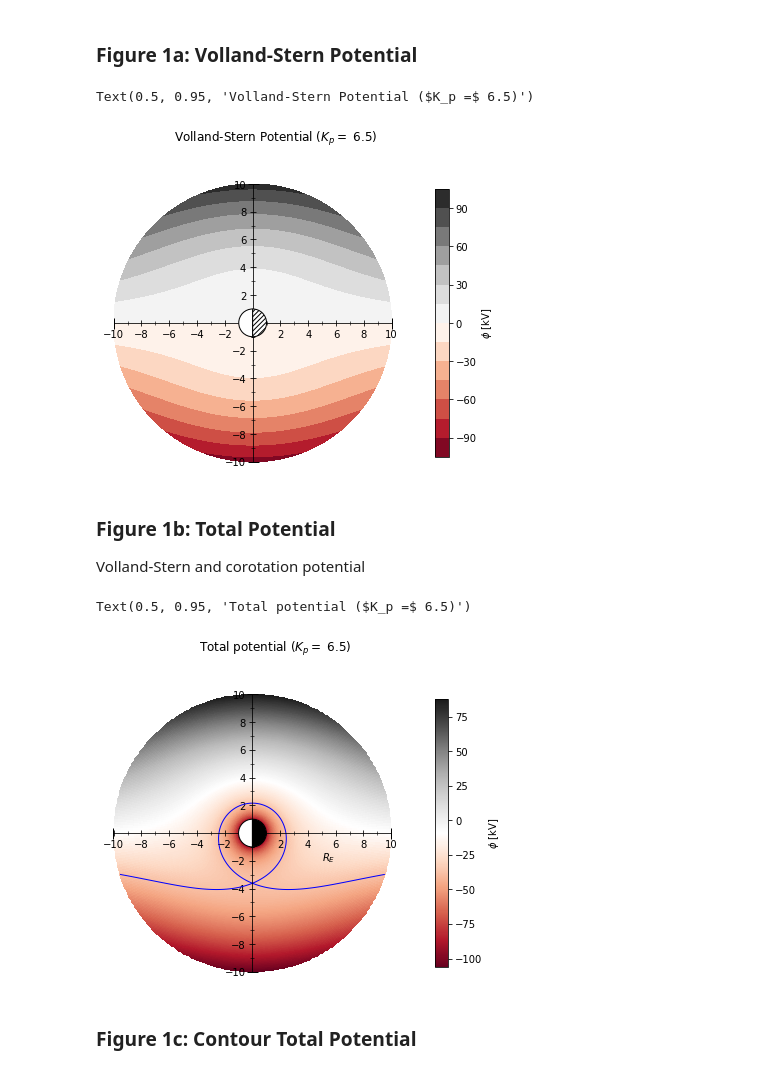
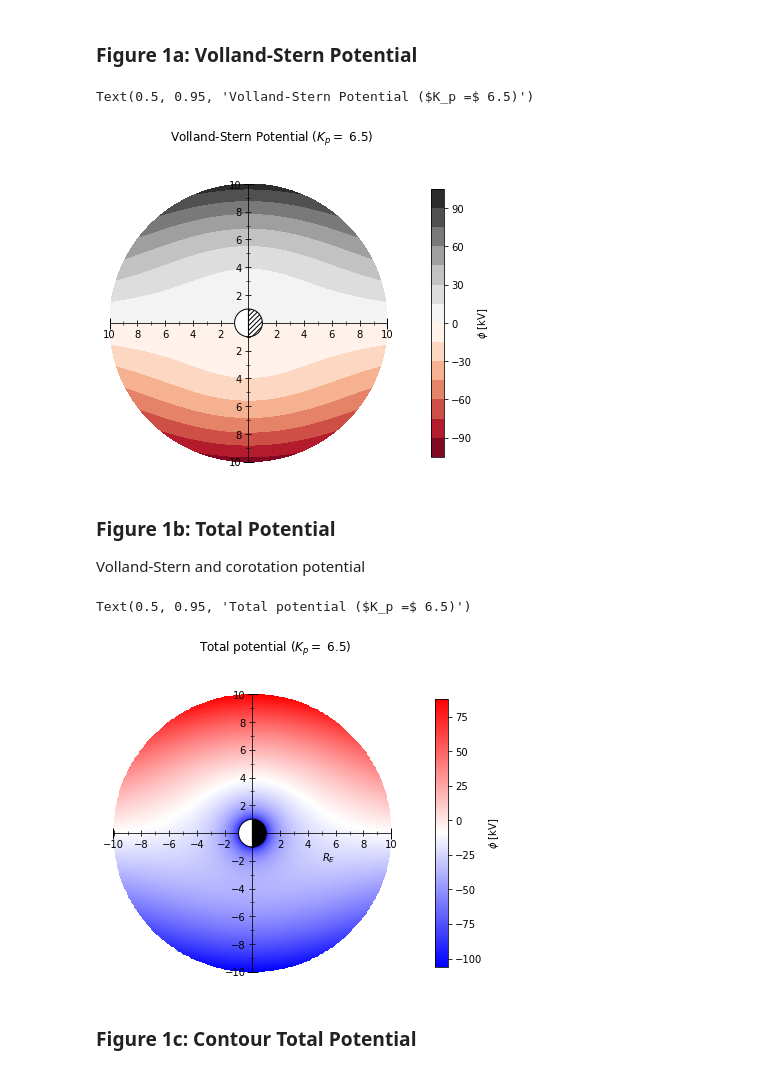
Before and after one commit to argallmr/imef, a Jupyter notebook: particle-tracing/electric-field/Volland-Stern.ipynb, the cells around one changed output. Drawn from its saved outputs; the diff is of its cells as text; code cells hidden in the pictures.

Commit message:
plot stylization updates

```diff
--- a/particle-tracing/electric-field/Volland-Stern.ipynb
+++ b/particle-tracing/electric-field/Volland-Stern.ipynb
@@ -278,10 +278,11 @@ ax1.set_aspect('equal')
 # set center axis
 center_axis(ax1)
 
-# tick frequency
-ticks = np.arange(-lmax,lmax+1,2)
-plt.xticks(ticks)
-plt.yticks(ticks)
+# tick frequency / set all ticks to positive
+datmax = 10
+ticks = np.arange(-datmax,datmax+1,2)
+plt.xticks(ticks, [abs(i) for i in ticks])
+plt.yticks(ticks, [abs(i) for i in ticks])
 
 # draw earth
 draw_earth(ax1,1,style=True, zorder=3)
@@ -290,7 +291,7 @@ draw_earth(ax1,1,style=True, zorder=3)
 fig.suptitle(f"Volland-Stern Potential ($K_p =$ {kp})", y = 0.95)
 # %% [output]
 Text(0.5, 0.95, 'Volland-Stern Potential ($K_p =$ 6.5)')
-[figure, old version]
+[figure, new version]
 # %% [markdown]
 ### Figure 1b: Total Potential
 Volland-Stern and corotation potential
@@ -312,40 +313,40 @@ fig, axes = plt.subplots(nrows=1, ncols=1, squeeze=False, figsize=(6,6))
 ax1 = axes[0, 0]
 
 # plot convection potential
-uplot = ax1.pcolormesh(x, y, utot_new, cmap=cdiv, shading='nearest')
+uplot = ax1.pcolormesh(x, y, utot_new, cmap='bwr', shading='nearest')
 fig.colorbar(uplot, ax=ax1, pad=0.13, fraction=0.04, label="$\phi$ [kV]")
 
 # axis adjustment
 ax1.set_aspect('equal')
 
 # set center axis
 center_axis(ax1)
 
 # tick frequency
 ticks = np.arange(-lmax,lmax+1,2)
 plt.xticks(ticks)
 plt.yticks(ticks)
 
 # minor ticks
 ax1.minorticks_on()
 ax1.xaxis.set_minor_locator(MultipleLocator(1))
 ax1.yaxis.set_minor_locator(MultipleLocator(1))
 
 # axis special label
 ax1.text(5,-2,'$R_E$')
 
 # draw earth
 draw_earth(ax1,1, zorder=10)
 
 # compute and plot LCE
 LCE = get_LCE(phi, utot_new)
-LCE_plot = ax1.contour(x, y, utot_new, [LCE], colors='b', linestyles='solid', linewidths=1)
+#LCE_plot = ax1.contour(x, y, utot_new, [LCE], colors='b', linestyles='solid', linewidths=1)
 
 # set title
 fig.suptitle(f"Total potential ($K_p =$ {kp})", y = 0.95)
 # %% [output]
 Text(0.5, 0.95, 'Total potential ($K_p =$ 6.5)')
-[figure, old version]
+[figure, new version]
 # %% [markdown]
 ### Figure 1c: Contour Total Potential
 # %%
```
Also changed, not shown: parts of 2 cells of this notebook.
